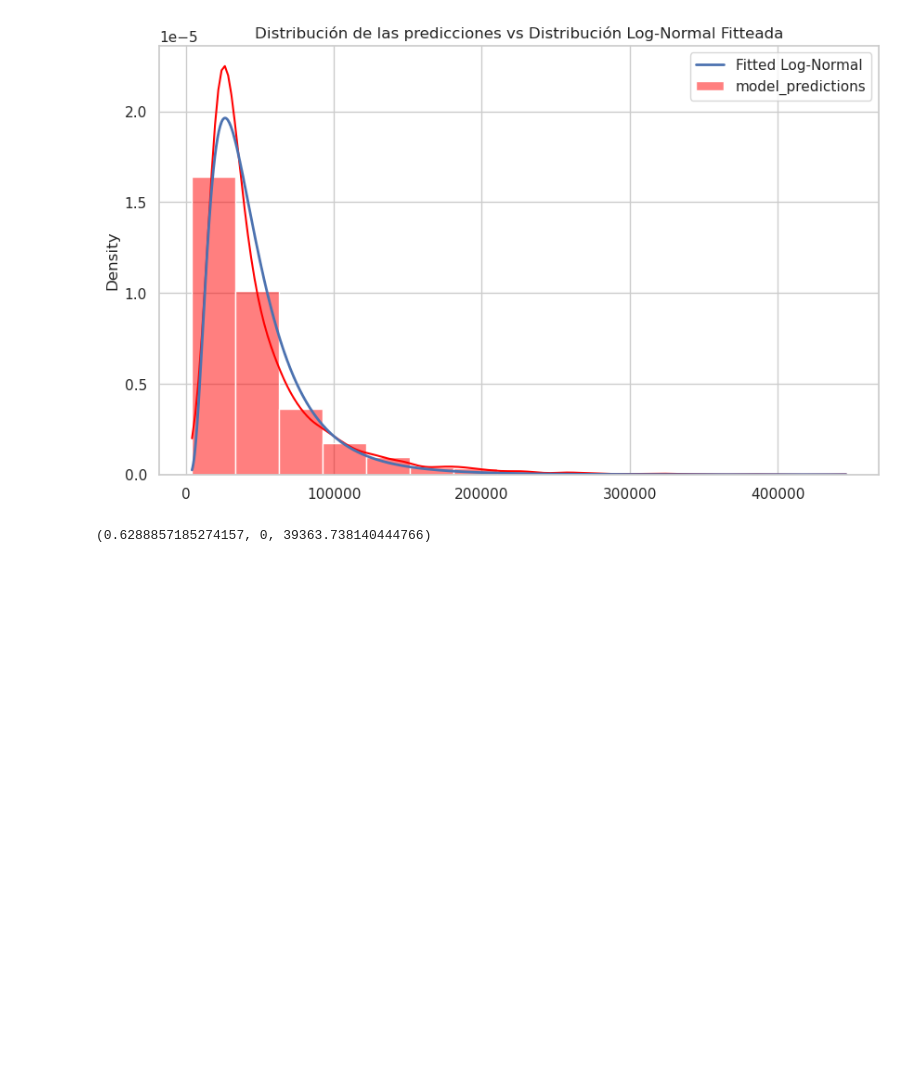
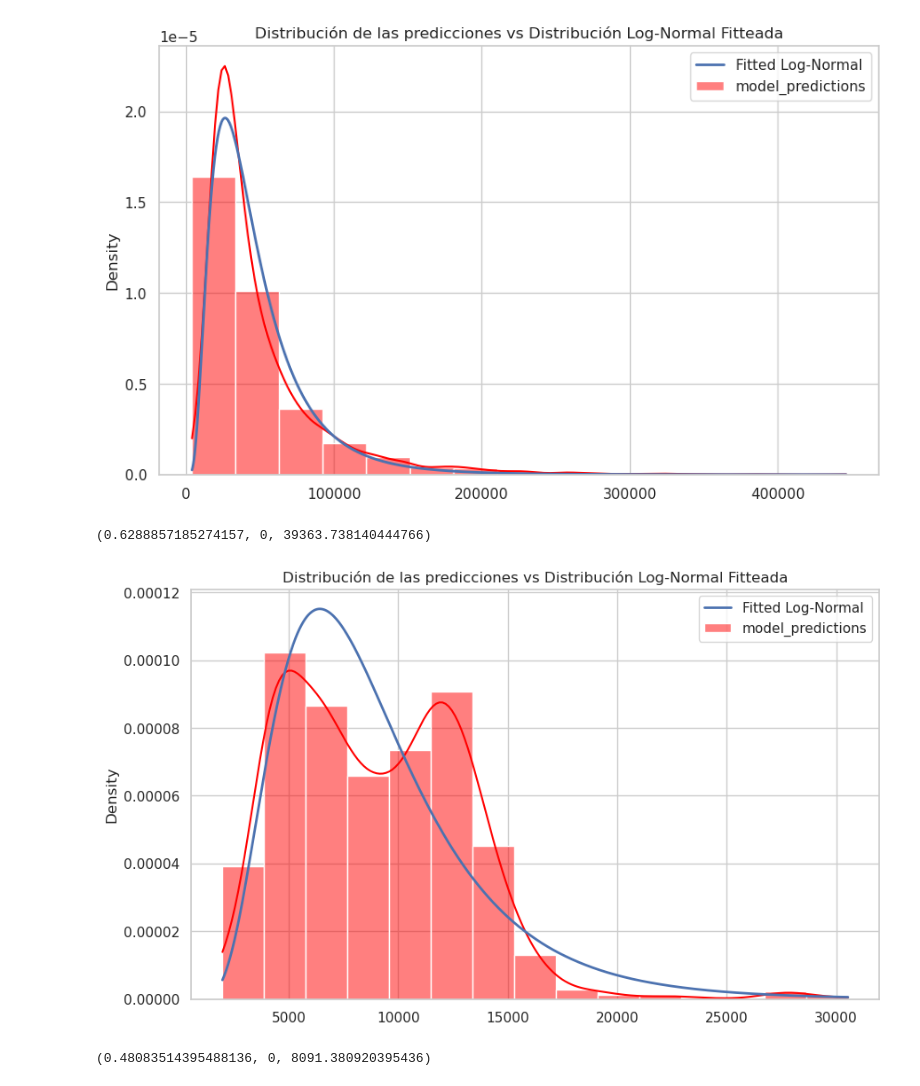
Before and after one commit to fedeegiorgi/proyecto-final, a Jupyter notebook: src/distribucion/analisis_distribucion.ipynb, the cells around one changed output. Saved outputs shown, nothing was run; the diff lists cells and outputs as text; code cells hidden in the pictures; blank space fills up the shorter version.

Commit message:
más datasets + agregue condición positivos lognormal

```diff
--- a/src/distribucion/analisis_distribucion.ipynb
+++ b/src/distribucion/analisis_distribucion.ipynb
@@ -415,6 +415,9 @@ def plot_log_normal_fit(predictions,dataset_name):
 
     plt.figure(figsize=(10, 6))
     sns.histplot(predictions, bins=15, kde=True, color='red', label='model_predictions', stat='density')
+
+    # Solo valores positivos
+    predictions = predictions[predictions > 0]
 
     # Fitteamos una log-normal
     shape, loc, scale = lognorm.fit(predictions, floc=0)
@@ -578,3 +581,14 @@ plot_log_normal_fit(predictions_height, 'house_8L')
 # %% [output]
 [figure]
 (0.6288857185274157, 0, 39363.738140444766)
+# %%
+# https://www.kaggle.com/datasets/viveksharmar/flight-price-data
+
+dataset_filepath = 'flight_price.csv'  # Aquí se incluirían las rutas a los datasets
+pred_col_name = 'Price'  # Columna a predecir
+dataset_flight, mse_flight, predictions_flight = process_dataset(dataset_filepath, pred_col_name)
+# %%
+plot_log_normal_fit(predictions_flight, 'flight_fare')
+# %% [output]
+[figure, added]
+(0.48083514395488136, 0, 8091.380920395436)
```
Also changed, not shown: parts of 17 cells of this notebook, 13 other files.
